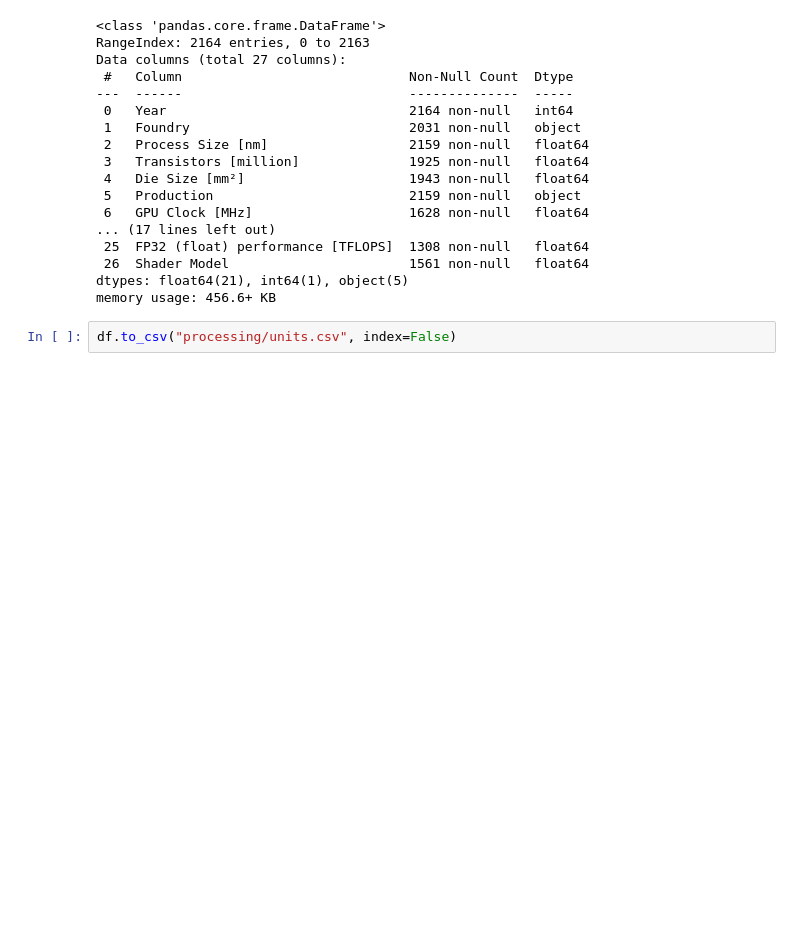
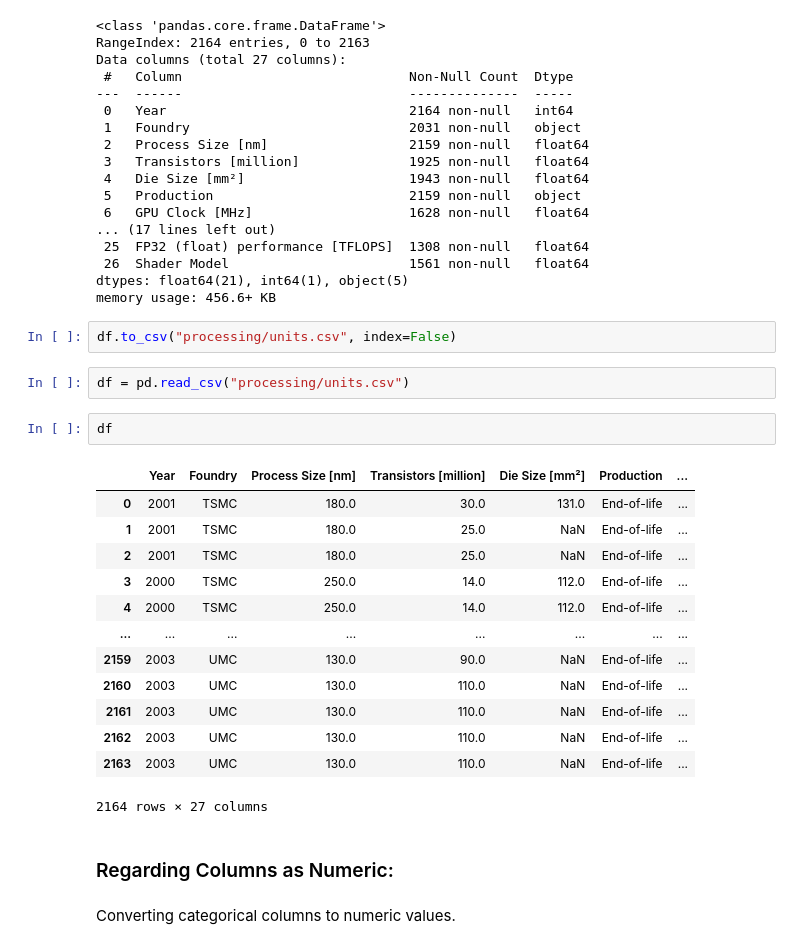
Before and after one commit to adamaharony/gpu-performance-predictions, a Jupyter notebook: Introduction to Data Science - Final Project.ipynb, the cells around one changed output. Cells and saved outputs as stored; diff of their text form; blank space fills up the shorter version.

```diff
--- a/Introduction to Data Science - Final Project.ipynb
+++ b/Introduction to Data Science - Final Project.ipynb
@@ -647,3 +648,25 @@ dtypes: float64(21), int64(1), object(5)
 memory usage: 456.6+ KB
 # %%
 df.to_csv("processing/units.csv", index=False)
+# %%
+df = pd.read_csv("processing/units.csv")
+# %%
+df
+# %% [output]
+|  | Year | Foundry | Process Size [nm] | Transistors [million] | Die Size [mm²] | Production | ... |
+| 0 | 2001 | TSMC | 180.0 | 30.0 | 131.0 | End-of-life | ... |
+| 1 | 2001 | TSMC | 180.0 | 25.0 | NaN | End-of-life | ... |
+| 2 | 2001 | TSMC | 180.0 | 25.0 | NaN | End-of-life | ... |
+| 3 | 2000 | TSMC | 250.0 | 14.0 | 112.0 | End-of-life | ... |
+| 4 | 2000 | TSMC | 250.0 | 14.0 | 112.0 | End-of-life | ... |
+| ... | ... | ... | ... | ... | ... | ... | ... |
+| 2159 | 2003 | UMC | 130.0 | 90.0 | NaN | End-of-life | ... |
+| 2160 | 2003 | UMC | 130.0 | 110.0 | NaN | End-of-life | ... |
+| 2161 | 2003 | UMC | 130.0 | 110.0 | NaN | End-of-life | ... |
+| 2162 | 2003 | UMC | 130.0 | 110.0 | NaN | End-of-life | ... |
+| 2163 | 2003 | UMC | 130.0 | 110.0 | NaN | End-of-life | ... |
+2164 rows × 27 columns
+# %% [markdown]
+### Regarding Columns as Numeric:
+# %% [markdown]
+Converting categorical columns to numeric values.
```
Also changed, not shown: parts of 11 cells of this notebook, 3 other files.
